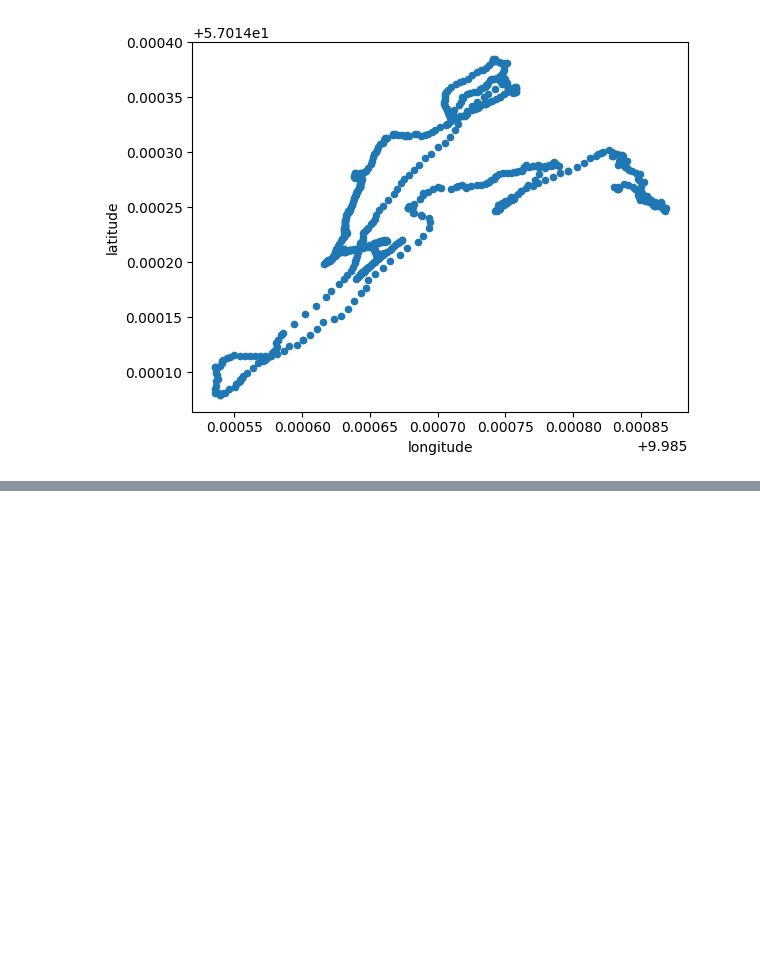
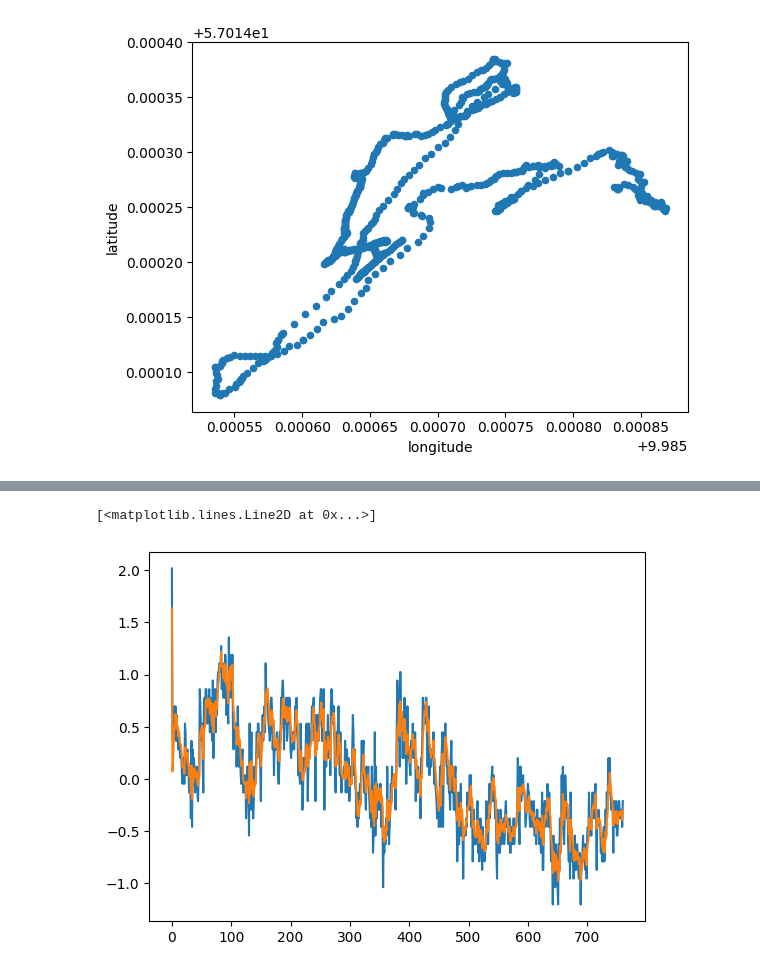
Before and after one commit to JensMoeslund/gps-miniprojekt, a Jupyter notebook: data_proc.ipynb, the cells around one changed output, grey strips where cells are left out. Drawn from its saved outputs; the diff is of its cells as text; code cells hidden in the pictures; blank space fills up the shorter version.

```diff
--- a/data_proc.ipynb
+++ b/data_proc.ipynb
@@ -116,0 +106,71 @@ array([[4.95001265e-09, 0.00000000e+00, 0.00000000e+00, 0.00000000e+00,
+# %%
+
+
+
+H = np.array(
+    [
+        [1, 0, 0, 0, 0, 0],
+        [0, 1, 0, 0, 0, 0],
+        [0, 0, 1, 0, 0, 0],
+        [0, 0, 0, 0, 0, 1],
+        [0, 0, 1, 0, 0, 0],
+        [0, 0, 0, 0, 0, 1],
+        [0, 0, 0, 1, 0, 0],
+        [0, 0, 0, 0, 1, 0],
+    ]
+)
+
+
+phi = np.array(
+    [
+        [1, 0, 0, del_t, 0, 0],
+        [0, 1, 0, 0, del_t, 0],
+        [0, 0, 1, 0, 0, del_t],
+        [0, 0, 0, 1, 0, 0],
+        [0, 0, 0, 0, 1, 0],
+        [0, 0, 0, 0, 0, 1],
+    ]
+)
+
+
+initial_state_mean = np.zeros(6)
+np.sin(df["course"].astype(float)).shape
+np.cos(df["course"].astype(float)).shape
+
+obs = np.vstack(
+    (
+        df["latitude"].values,
+        df["longitude"].values,
+        df["altitude"].astype(float).values,
+        v_alt,
+        press_alt,
+        v_alt_press,
+        np.sin(np.deg2rad(df["course"].astype(float))) * df["speed"].astype(float),
+        np.cos(np.deg2rad(df["course"].astype(float))) * df["speed"].astype(float),
+    )
+)
+
+
+kf = pk.KalmanFilter(
+    transition_matrices=phi,
+    observation_matrices=H,
+    observation_covariance=R,
+    initial_state_mean=initial_state_mean,
+    transition_covariance=np.eye(6)*0.1,
+)
+obs.transpose().shape
+filtered_state_means,filtered_state_covariances = kf.filter(obs.transpose())
+# observations = df[["latitude", "longitude", "pressure", "course", "speed"]].values
+# alt_obs = df["altitude"].astype(float).values
+# # print(np.roll(df['altitude'].values,1)-df['altitude'].values)
+# v_alt_obs = np.roll(df["altitude"].astype(float), 1) - df["altitude"].astype(float)
+# print(observations.shape, alt_obs.shape)
+# np.append(observations, alt_obs).shape
+plt.plot(press_alt)
+plt.plot(filtered_state_means[:,2])
+# filtered_state_means.shape
+# # filtered_state_est = kf.filter(df[['latitude','longitude','altitude','speed','course']].values)
+# # kf.filter(df[['latitude','longitude','altitude','speed','pressure','course']].values)
+# %% [output]
+[<matplotlib.lines.Line2D at 0x...>]
+[figure, added]
```
Also changed, not shown: parts of 8 cells of this notebook, 32 other files.
